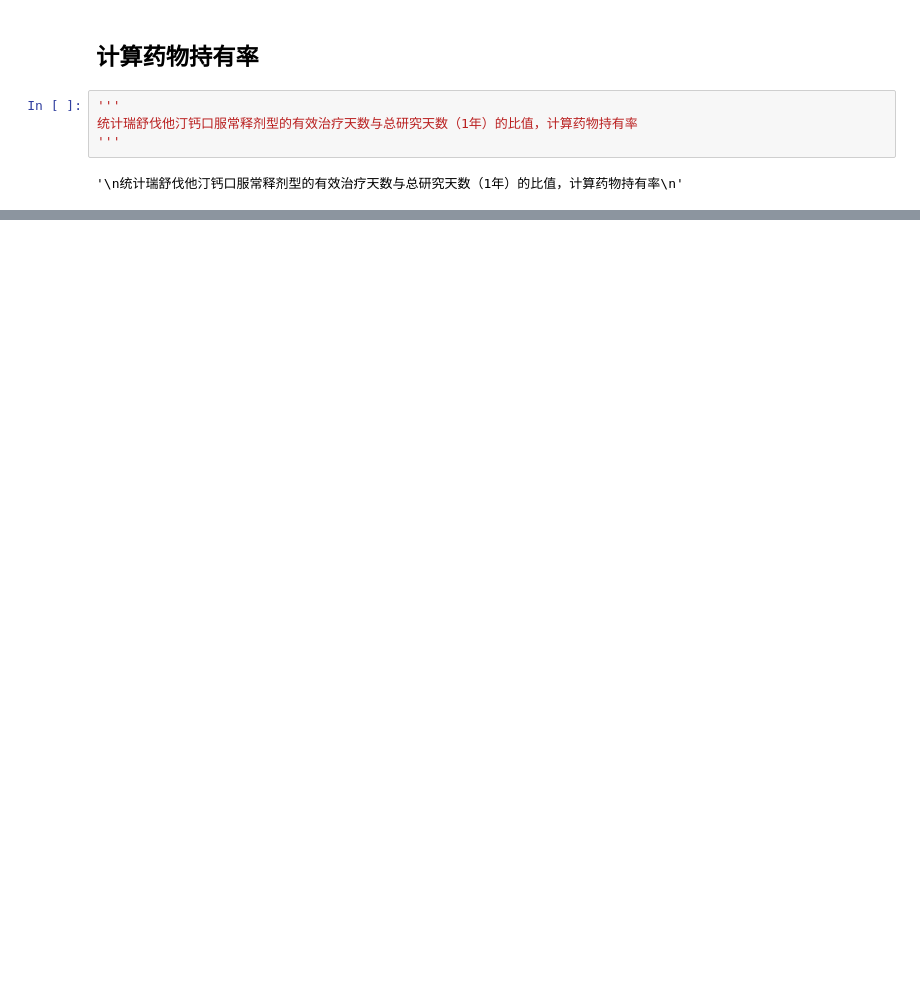
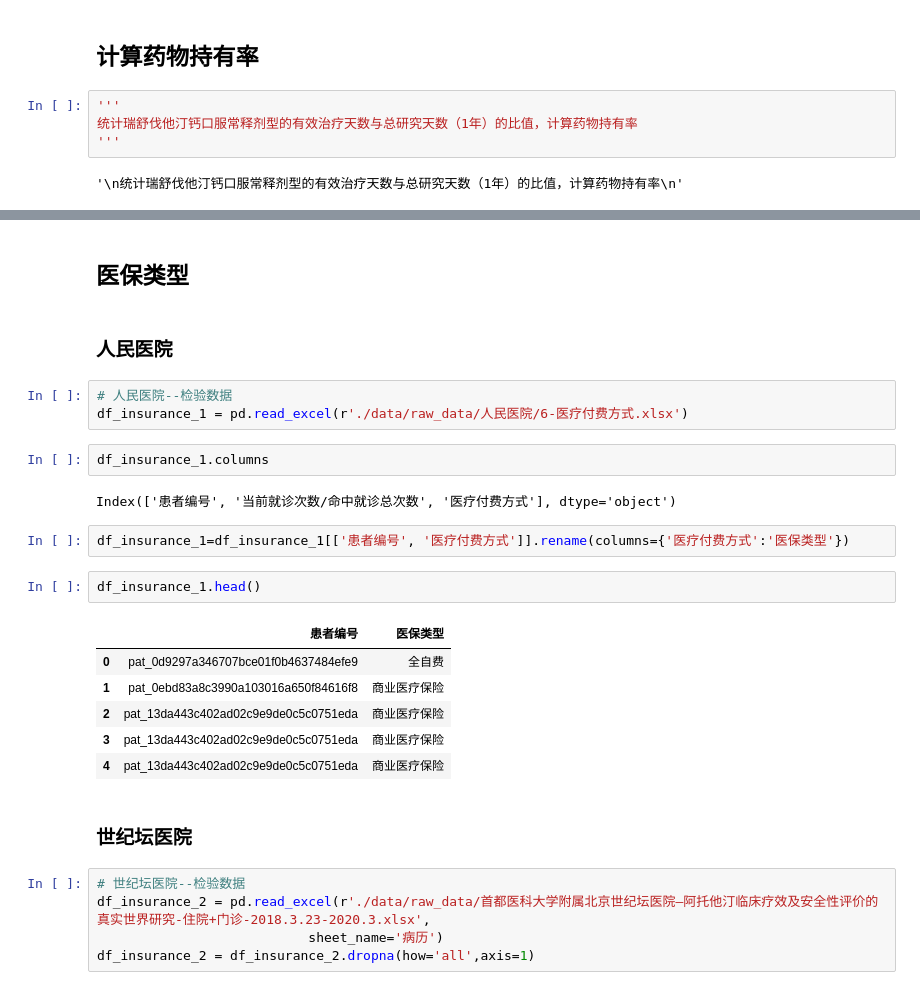
Before and after one commit to yuyongsheng1990/Rosu_Beijing_renmin_hospital, a Jupyter notebook: data_process_dependency.ipynb, the cells around one changed output, grey strips where cells are left out. Cells and saved outputs as stored; diff of their text form; blank space fills up the shorter version.

```diff
--- a/data_process_dependency.ipynb
+++ b/data_process_dependency.ipynb
@@ -1404,0 +1440,29 @@ df_drug_resuvatin_popu.head(1)
+# %% [markdown]
+## 医保类型
+# %% [markdown]
+### 人民医院
+# %%
+# 人民医院--检验数据
+df_insurance_1 = pd.read_excel(r'./data/raw_data/人民医院/6-医疗付费方式.xlsx')
+# %%
+df_insurance_1.columns
+# %% [output]
+Index(['患者编号', '当前就诊次数/命中就诊总次数', '医疗付费方式'], dtype='object')
+# %%
+df_insurance_1=df_insurance_1[['患者编号', '医疗付费方式']].rename(columns={'医疗付费方式':'医保类型'})
+# %%
+df_insurance_1.head()
+# %% [output]
+|  | 患者编号 | 医保类型 |
+| 0 | pat_0d9297a346707bce01f0b4637484efe9 | 全自费 |
+| 1 | pat_0ebd83a8c3990a103016a650f84616f8 | 商业医疗保险 |
+| 2 | pat_13da443c402ad02c9e9de0c5c0751eda | 商业医疗保险 |
+| 3 | pat_13da443c402ad02c9e9de0c5c0751eda | 商业医疗保险 |
+| 4 | pat_13da443c402ad02c9e9de0c5c0751eda | 商业医疗保险 |
+# %% [markdown]
+### 世纪坛医院
+# %%
+# 世纪坛医院--检验数据
+df_insurance_2 = pd.read_excel(r'./data/raw_data/首都医科大学附属北京世纪坛医院—阿托他汀临床疗效及安全性评价的真实世界研究-住院+门诊-2018.3.23-2020.3.xlsx',
+                           sheet_name='病历')
+df_insurance_2 = df_insurance_2.dropna(how='all',axis=1)
```
Also changed, not shown: parts of 73 cells of this notebook.
